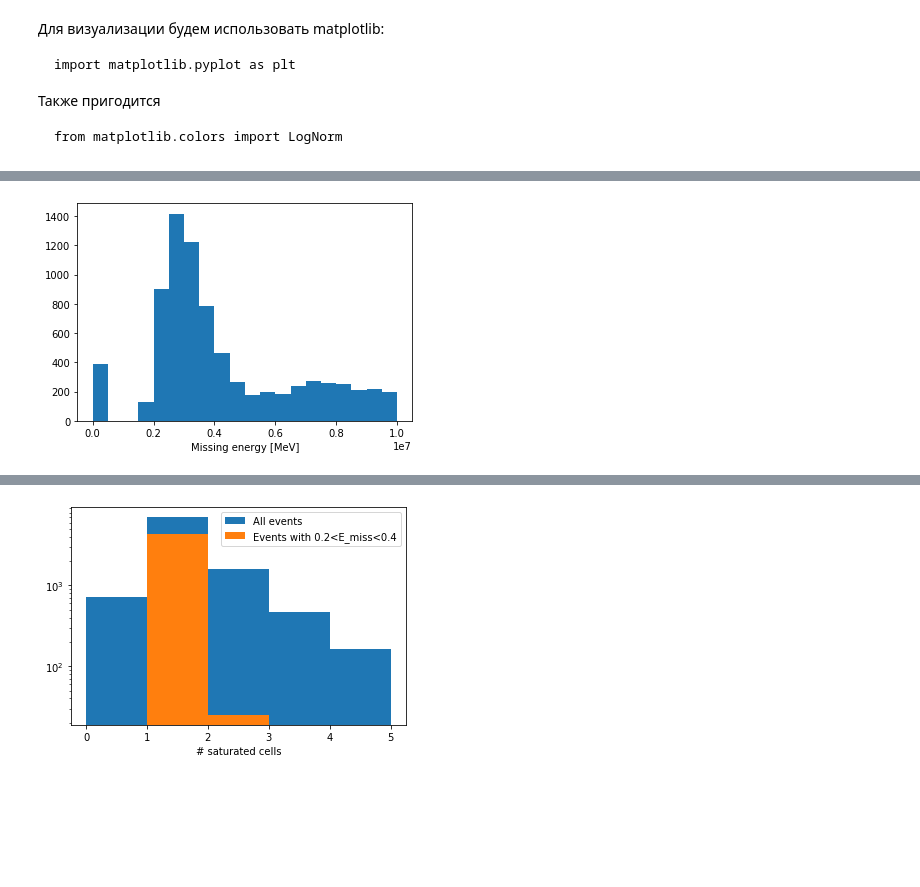
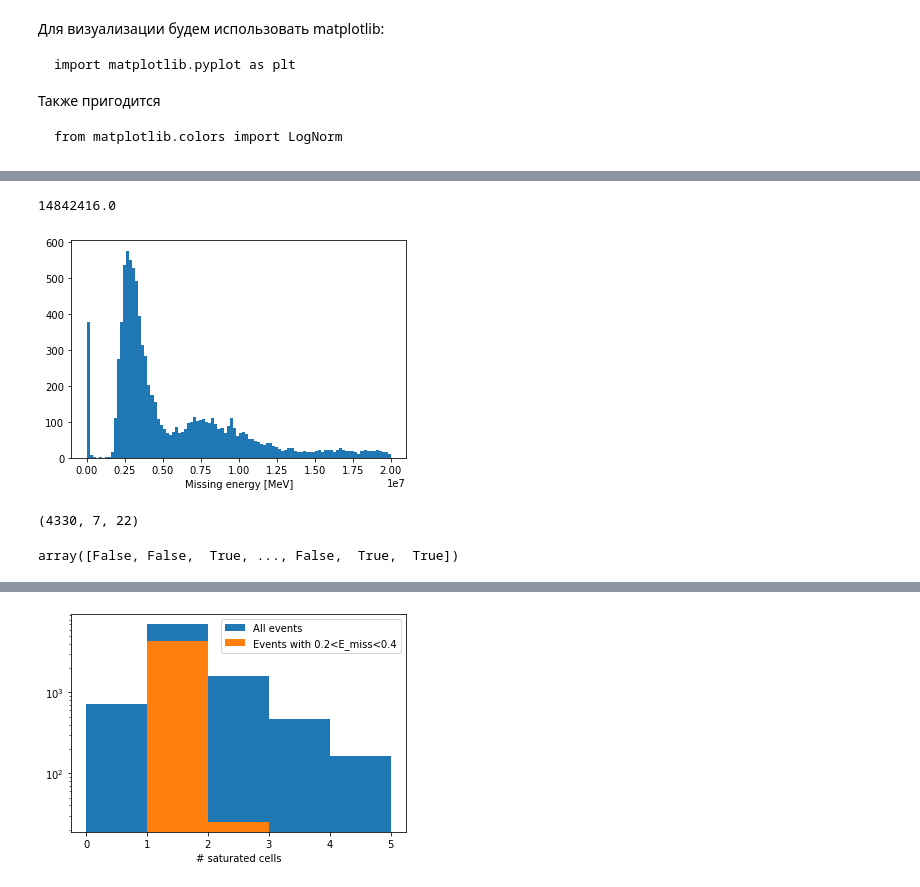
Before and after one commit to MStolpovskiy/PythonBasics, a Jupyter notebook: pb05_numpy.ipynb, the cells around one changed output, grey strips where cells are left out. Drawn from its saved outputs; the diff is of its cells as text; code cells hidden in the pictures; blank space fills up the shorter version.

```diff
--- a/pb05_numpy.ipynb
+++ b/pb05_numpy.ipynb
@@ -155,12 +214,12 @@ http://dpnc.unige.ch/dampe/
 # %%
 import numpy as np
 # %%
-bgo_x = np.load('BGOdata/bgoX.npy') # сигнал, зарегистрированный в XZ-ячейках калориметра
-bgo_y = np.load('BGOdata/bgoY.npy') # то же, YZ
-bgo_x_simu = np.load('BGOdata/bgoXsimu.npy') # сигнал, смоделированный в XZ-плоскости
-bgo_y_simu = np.load('BGOdata/bgoYsimu.npy') # то же, YZ
-theta_x = np.load('BGOdata/thetaX.npy') # угол theta
-theta_y = np.load('BGOdata/thetaY.npy')
-e_prim = np.load('BGOdata/eprim.npy')
+bgo_x = np.load('../BGOdata/bgoX.npy') # сигнал, зарегистрированный в XZ-ячейках калориметра
+bgo_y = np.load('../BGOdata/bgoY.npy') # то же, YZ
+bgo_x_simu = np.load('../BGOdata/bgoXsimu.npy') # сигнал, смоделированный в XZ-плоскости
+bgo_y_simu = np.load('../BGOdata/bgoYsimu.npy') # то же, YZ
+theta_x = np.load('../BGOdata/thetaX.npy') # угол theta
+theta_y = np.load('../BGOdata/thetaY.npy')
+e_prim = np.load('../BGOdata/eprim.npy')
 # %% [markdown]
 Какую "форму" имеют данные? (shape)
@@ -178,10 +281,22 @@ from matplotlib.colors import LogNorm
+# %%
+x.sum(axis=(0, 1))
+# %% [output]
+14842416.0
 # %%
 e_miss = (bgo_x_simu + bgo_y_simu - bgo_x - bgo_y).sum(axis=(1, 2))
 
-mp.hist(e_miss, 20, (0, 1e7))
+mp.hist(e_miss, 100, (0, 2e7))
 mp.xlabel('Missing energy [MeV]')
 mp.show()
 # %% [output]
-[figure, old version]
+[figure, new version]
 # %%
 mask = (e_miss > 2e6) * (e_miss < 4e6)
+# %%
+bgo_x[mask].shape
+# %% [output]
+(4330, 7, 22)
+# %%
+mask
+# %% [output]
+array([False, False,  True, ..., False,  True,  True])
```
Also changed, not shown: parts of 20 cells of this notebook, 5 other files.
